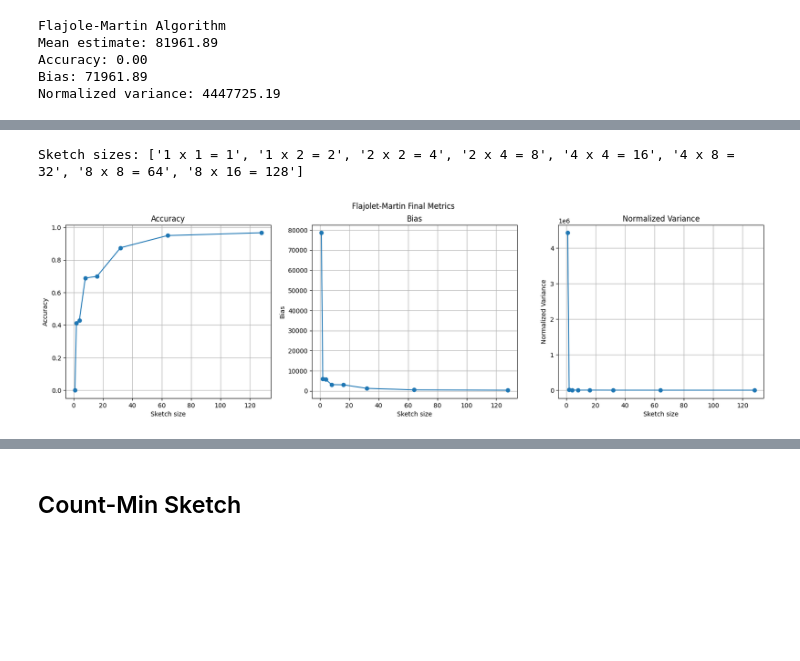
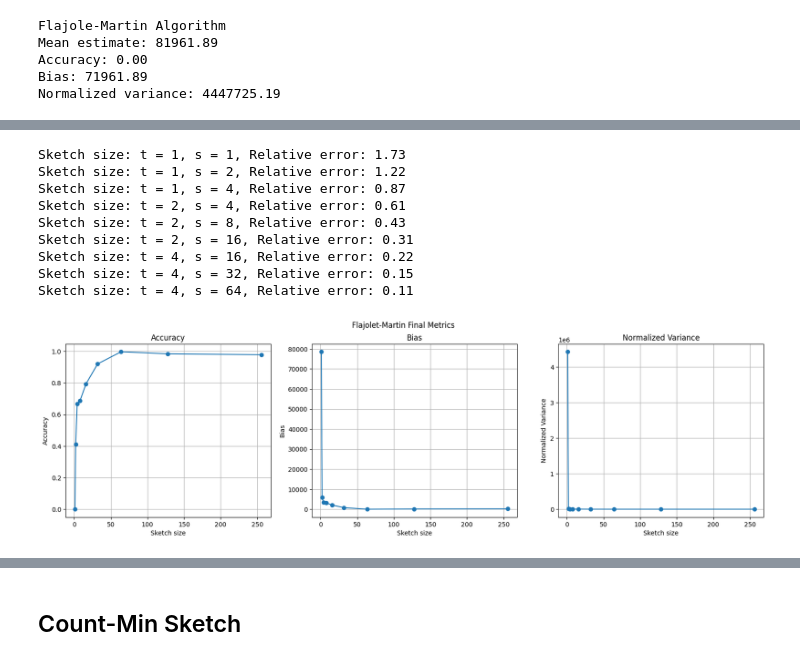
Before and after one commit to Gal-Noy/MSC-Data-Streaming-Algorithms, a Jupyter notebook: FM_CountMin/FM_CountMin.ipynb, the cells around one changed output, grey strips where cells are left out. Saved outputs shown, nothing was run; the diff lists cells and outputs as text; code cells hidden in the pictures; blank space fills up the shorter version.

```diff
--- a/FM_CountMin/FM_CountMin.ipynb
+++ b/FM_CountMin/FM_CountMin.ipynb
@@ -63,7 +63,7 @@ def hash_stream(stream: np.ndarray, a: int, b: int, m: int = P, normalize: bool
     :param normalize: Whether to normalize the hash values to [0, 1) or not
     :return: The hashed stream
     """
-    return (((max(a, 1) * stream**2 + b) % p) % m) / (m if normalize else 1)
+    return (((a * stream**2 + b) % p) % m) / (m if normalize else 1)
 
 # Plot the uniformity of the hash function
 a, b = np.random.default_rng(SEED).integers(1, P, size=2)
@@ -139,8 +155,13 @@ def flajolet_martin_beta(stream: np.ndarray, s: int, seed: int = SEED) -> float:
 # %%
 import matplotlib.pyplot as plt
 
-S = [1, 2, 4, 8, 16, 32, 64, 128]
-print(f"Sketch sizes: {S}")
+S = [1, 2, 4, 8, 16, 32, 64, 128, 256]
+
+# Calculate the guaranteed relative error with 95% confidence
+delta = 0.05
+for s in S:
+    epsilon = np.sqrt(1 / (delta * s))
+    print(f"Sketch size: {s}, Relative error: {epsilon:.2f}")
 
 results = {s: [flajolet_martin_beta(stream, s, i) for i in range(NUM_RUNS)] for s in S}
 
@@ -229,12 +289,25 @@ def flajolet_martin_final(stream: np.ndarray, t: int, s: int, seed: int = SEED)
 # %%
-TS = [(1, 1), (1, 2), (2, 2), (2, 4), (4, 4), (4, 8), (8, 8), (8, 16)]
-print(f"Sketch sizes: {[f'{t} x {s} = {t * s}' for t, s in TS]}")
+TS = [(1, 1), (1, 2), (1, 4),
+      (2, 4), (2, 8), (2, 16),
+      (4, 16), (4, 32), (4, 64)]
+
+for t, s in TS:
+    epsilon = np.sqrt(np.log(1 / delta) / (t * s))
+    print(f"Sketch size: t = {t}, s = {s}, Relative error: {epsilon:.2f}")
 
 results = {t * s: [flajolet_martin_final(stream, t, s, i) for i in range(NUM_RUNS)] for t, s in TS}
 
 metrics = calculate_fm_metrics(results)
 
 plot_metrics(metrics, "Flajolet-Martin Final Metrics")
 # %% [output]
-Sketch sizes: ['1 x 1 = 1', '1 x 2 = 2', '2 x 2 = 4', '2 x 4 = 8', '4 x 4 = 16', '4 x 8 = 32', '8 x 8 = 64', '8 x 16 = 128']
+Sketch size: t = 1, s = 1, Relative error: 1.73
+Sketch size: t = 1, s = 2, Relative error: 1.22
+Sketch size: t = 1, s = 4, Relative error: 0.87
+Sketch size: t = 2, s = 4, Relative error: 0.61
+Sketch size: t = 2, s = 8, Relative error: 0.43
+Sketch size: t = 2, s = 16, Relative error: 0.31
+Sketch size: t = 4, s = 16, Relative error: 0.22
+Sketch size: t = 4, s = 32, Relative error: 0.15
+Sketch size: t = 4, s = 64, Relative error: 0.11
-[figure, old version]
+[figure, new version]
```
Also changed, not shown: parts of 10 cells of this notebook.
